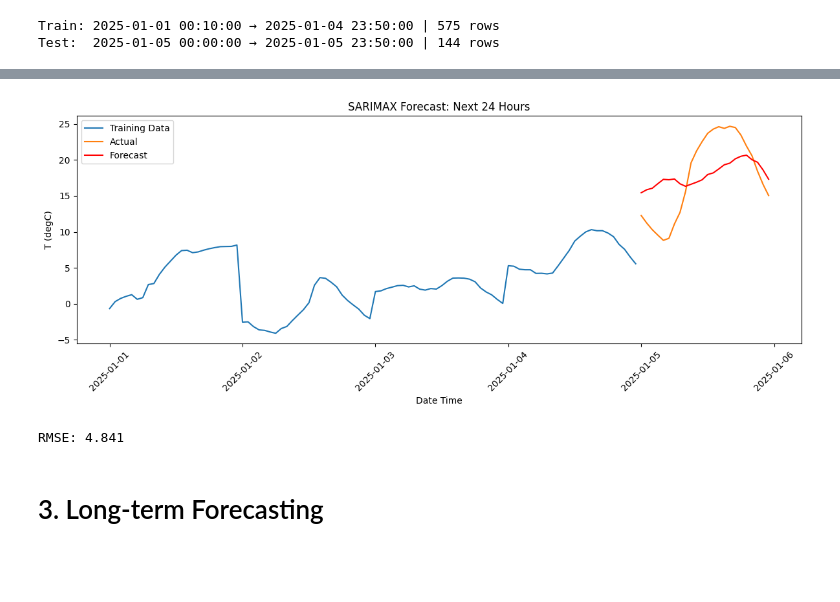
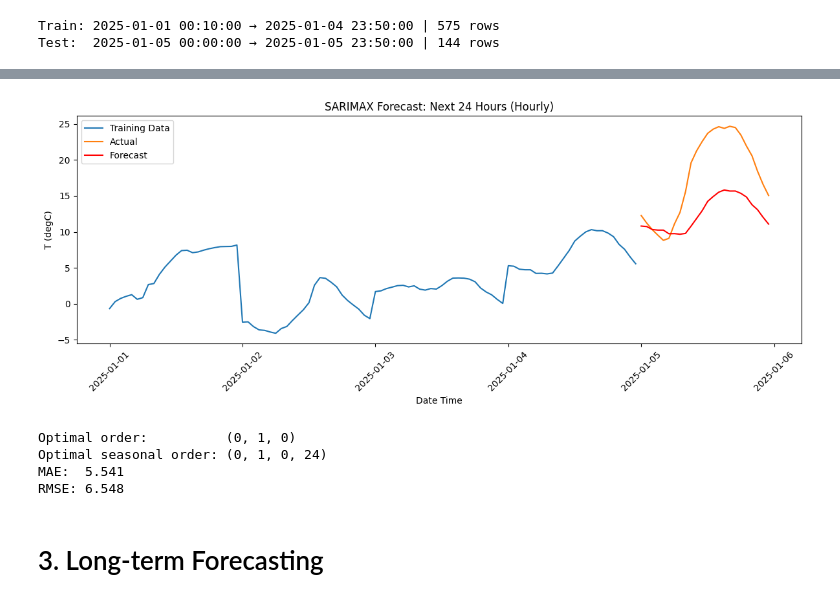
Before and after one commit to jmudong/Forecasting, a Jupyter notebook: arima.ipynb, the cells around one changed output, grey strips where cells are left out. Saved outputs shown, nothing was run; the diff lists cells and outputs as text; code cells hidden in the pictures; blank space fills up the shorter version.

Commit message:
re-vist arima

```diff
--- a/arima.ipynb
+++ b/arima.ipynb
@@ -95,3 +95,21 @@ test_hourly  = test.resample("1h").mean()
 # %% [output]
 Train: 2025-01-01 00:10:00 → 2025-01-04 23:50:00 | 575 rows
 Test:  2025-01-05 00:00:00 → 2025-01-05 23:50:00 | 144 rows
+# %%
+# Finding optimal parameters
+from pmdarima import auto_arima
+
+auto_model = auto_arima(
+    train_hourly["T (degC)"],
+    seasonal=True,
+    m=24,                   # 24 hours = 1 day cycle
+    stepwise=True,          # faster search
+    trace=True,             # prints each model it tries
+    suppress_warnings=True,
+    information_criterion="aic",
+    max_p=3, max_q=3,
+    max_P=2, max_Q=2,
+    d=1, D=1
+)
+
+print(auto_model.summary())
@@ -100,7 +136,8 @@ Test:  2025-01-05 00:00:00 → 2025-01-05 23:50:00 | 144 rows
 from statsmodels.tsa.statespace.sarimax import SARIMAX
 
 model = SARIMAX(train_hourly["T (degC)"],
-                order=(2, 1, 2),
-                seasonal_order=(1, 1, 1, 24))  # m=24 for hourly data
+                order=auto_model.order,
+                seasonal_order=auto_model.seasonal_order)
+
 fit = model.fit(disp=False)
-print(fit.summary())
+forecast = fit.forecast(steps=24)
@@ -125,29 +144,33 @@ Warnings:
 # %%
-# Forecast results
-forecast = fit.forecast(steps=24)  # 24 hours
-
 # Forecast plot
 plt.figure(figsize=(12, 5))
 plt.plot(train_hourly.index, train_hourly["T (degC)"], label="Training Data")
 plt.plot(test_hourly.index,  test_hourly["T (degC)"],  label="Actual")
 plt.plot(test_hourly.index,  forecast,                 label="Forecast", color="red")
-plt.title("SARIMAX Forecast: Next 24 Hours")
+plt.title("SARIMAX Forecast: Next 24 Hours (Hourly)")
 plt.xlabel("Date Time")
 plt.ylabel("T (degC)")
 plt.xticks(rotation=45)
 plt.legend()
 plt.tight_layout()
 plt.show()
 # %% [output]
-[figure, old version]
+[figure, new version]
 # %%
 # Evaluating through RMSE
 from sklearn.metrics import mean_absolute_error, mean_squared_error
 
+mae  = mean_absolute_error(test_hourly["T (degC)"], forecast)
 rmse = np.sqrt(mean_squared_error(test_hourly["T (degC)"], forecast))
+print(f"Optimal order:          {auto_model.order}")
+print(f"Optimal seasonal order: {auto_model.seasonal_order}")
+print(f"MAE:  {mae:.3f}")
 print(f"RMSE: {rmse:.3f}")
 # %% [output]
-RMSE: 4.841
+Optimal order:          (0, 1, 0)
+Optimal seasonal order: (0, 1, 0, 24)
+MAE:  5.541
+RMSE: 6.548
 # %%
 # Saving results to CSV
 sarima_results = pd.DataFrame({
```
Also changed, not shown: parts of 4 cells of this notebook.
